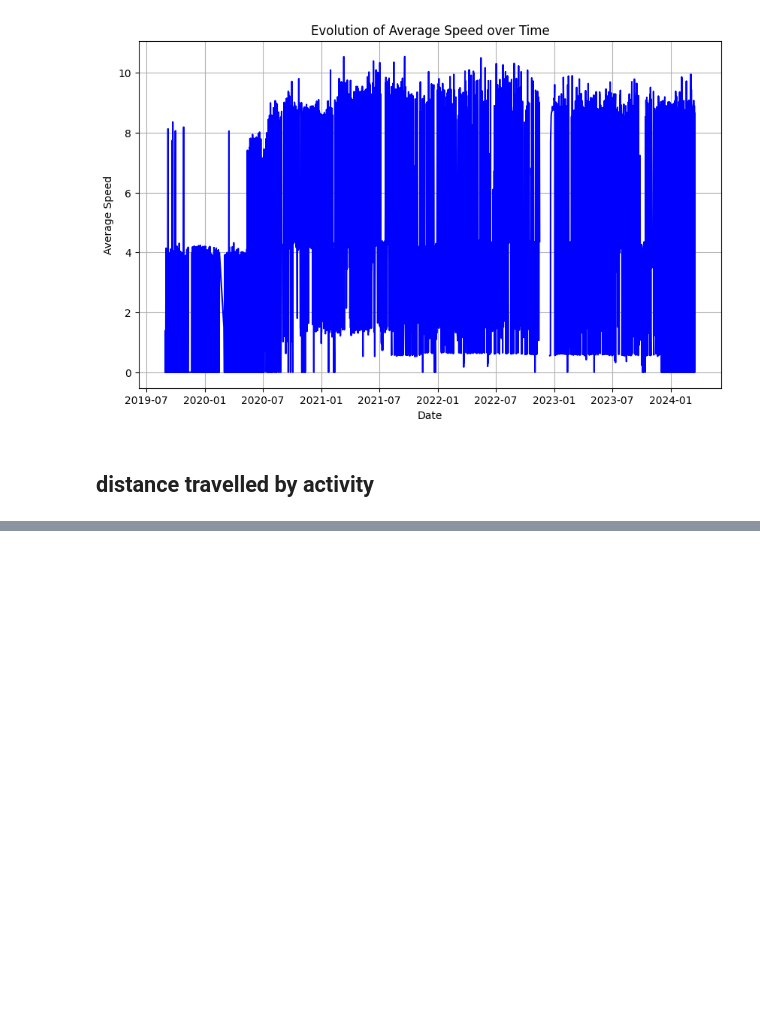
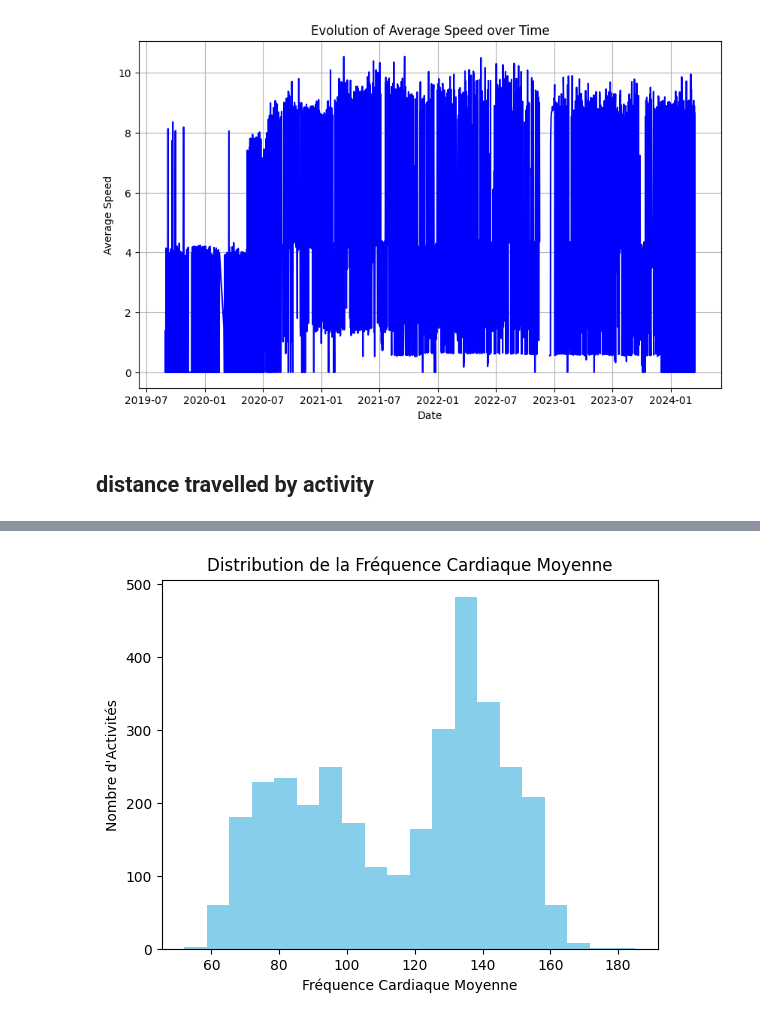
Before and after one commit to nicblanc/overcome-tomorrow, a Jupyter notebook: notebooks/anaylse_dataset.ipynb, the cells around one changed output, grey strips where cells are left out. Cells and saved outputs as stored; diff of their text form; code cells hidden in the pictures; blank space fills up the shorter version.

```diff
--- a/notebooks/anaylse_dataset.ipynb
+++ b/notebooks/anaylse_dataset.ipynb
@@ -575,0 +494,10 @@ ModuleNotFoundError: No module named 'mpl_toolkits.basemap'
+# %%
+import matplotlib.pyplot as plt
+
+plt.hist(activity_df['avg_heart_rate'].dropna(), bins=20, color='skyblue')
+plt.title('Distribution de la Fréquence Cardiaque Moyenne')
+plt.xlabel('Fréquence Cardiaque Moyenne')
+plt.ylabel('Nombre d\'Activités')
+plt.show()
+# %% [output]
+[figure, added]
```
Also changed, not shown: parts of 21 cells of this notebook.
